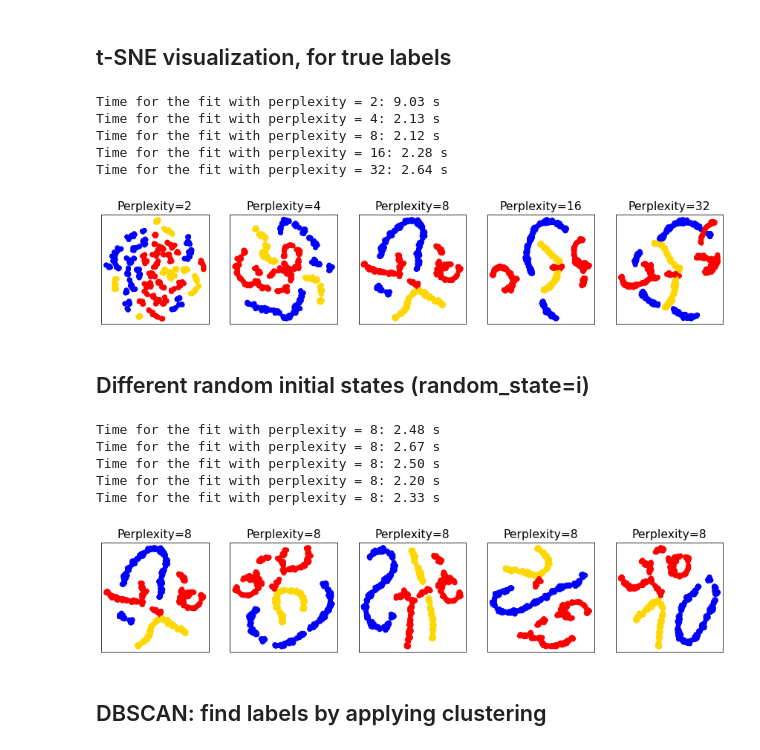
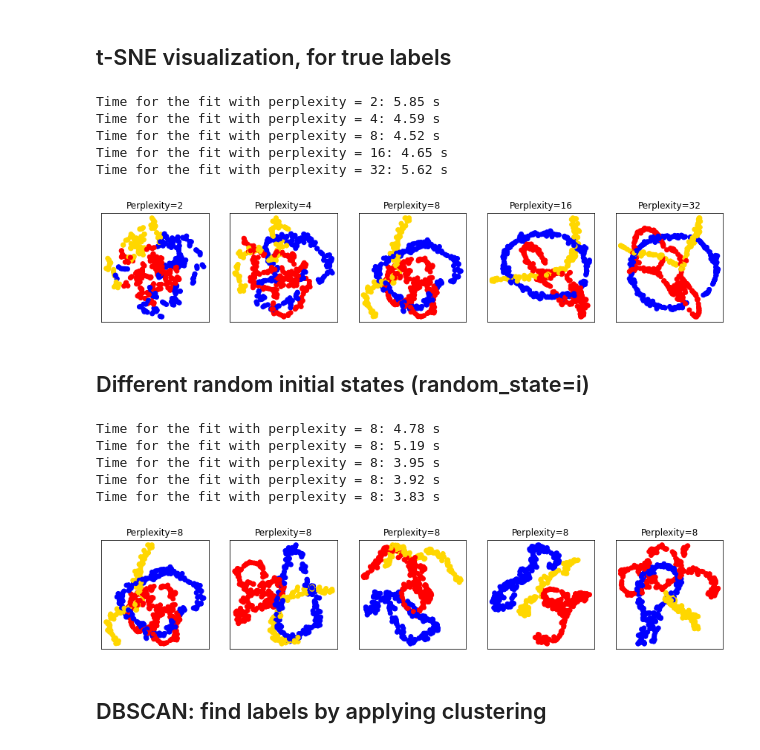
Before and after one commit to giuliadoda/LCP_mod_B, a Jupyter notebook: Ex2/group2406_exercise02.ipynb, the cells around one changed output. Saved outputs shown, nothing was run; the diff lists cells and outputs as text; code cells hidden in the pictures.

```diff
--- a/Ex2/group2406_exercise02.ipynb
+++ b/Ex2/group2406_exercise02.ipynb
@@ -90,7 +90,7 @@ np.random.seed(0)
 n_samples = N
 
 # visualization on the plane
-n_components = 2
+n_components = 3
 
 # perplexity parameters
 perplexities = [2, 4, 8, 16, 32]
@@ -103,39 +103,39 @@ mycmap = ListedColormap(["blue","red","gold" ])
 (fig, subplots) = plt.subplots(1,Np , figsize=(3*Np, 2.7))
 
 # list to store low dimensional data
 X_all = [None]
 
 # plots
 for i, perplexity in enumerate(perplexities):
     ax = subplots[i]
     # calculating time for the fit
     t0 = time()
     # embedding
     tsne = manifold.TSNE(n_components=n_components,
                          init='random',
                          random_state=0, # same random state for all perplexities
                          perplexity=perplexity)
     # retrieving transformed data in low-dimensional space
     Y = tsne.fit_transform(data)
     t1 = time()
     print(f'Time for the fit with perplexity = {perplexity}: {t1-t0:.2f} s' )
 
     ax.set_title("Perplexity=%d" % perplexity)
     ax.scatter(Y[:, 0], Y[:, 1], c=y,cmap=mycmap)
     ax.tick_params(left=False,bottom=False)
     ax.xaxis.set_major_formatter(NullFormatter())
     ax.yaxis.set_major_formatter(NullFormatter())
     ax.axis('tight')
     X_all.append(Y)
 
 plt.show()
 # %% [output]
-Time for the fit with perplexity = 2: 9.03 s
-Time for the fit with perplexity = 4: 2.13 s
-Time for the fit with perplexity = 8: 2.12 s
-Time for the fit with perplexity = 16: 2.28 s
-Time for the fit with perplexity = 32: 2.64 s
+Time for the fit with perplexity = 2: 5.85 s
+Time for the fit with perplexity = 4: 4.59 s
+Time for the fit with perplexity = 8: 4.52 s
+Time for the fit with perplexity = 16: 4.65 s
+Time for the fit with perplexity = 32: 5.62 s
-[figure, old version]
+[figure, new version]
 # %% [markdown]
 ## Different random initial states (random_state=i)
 # %%
@@ -173,12 +173,12 @@ for i in range(5):
 
 plt.show()
 # %% [output]
-Time for the fit with perplexity = 8: 2.48 s
-Time for the fit with perplexity = 8: 2.67 s
-Time for the fit with perplexity = 8: 2.50 s
-Time for the fit with perplexity = 8: 2.20 s
-Time for the fit with perplexity = 8: 2.33 s
+Time for the fit with perplexity = 8: 4.78 s
+Time for the fit with perplexity = 8: 5.19 s
+Time for the fit with perplexity = 8: 3.95 s
+Time for the fit with perplexity = 8: 3.92 s
+Time for the fit with perplexity = 8: 3.83 s
-[figure, old version]
+[figure, new version]
 # %% [markdown]
 ## DBSCAN: find labels by applying clustering
 # %%
```
Also changed, not shown: parts of 2 cells of this notebook.
